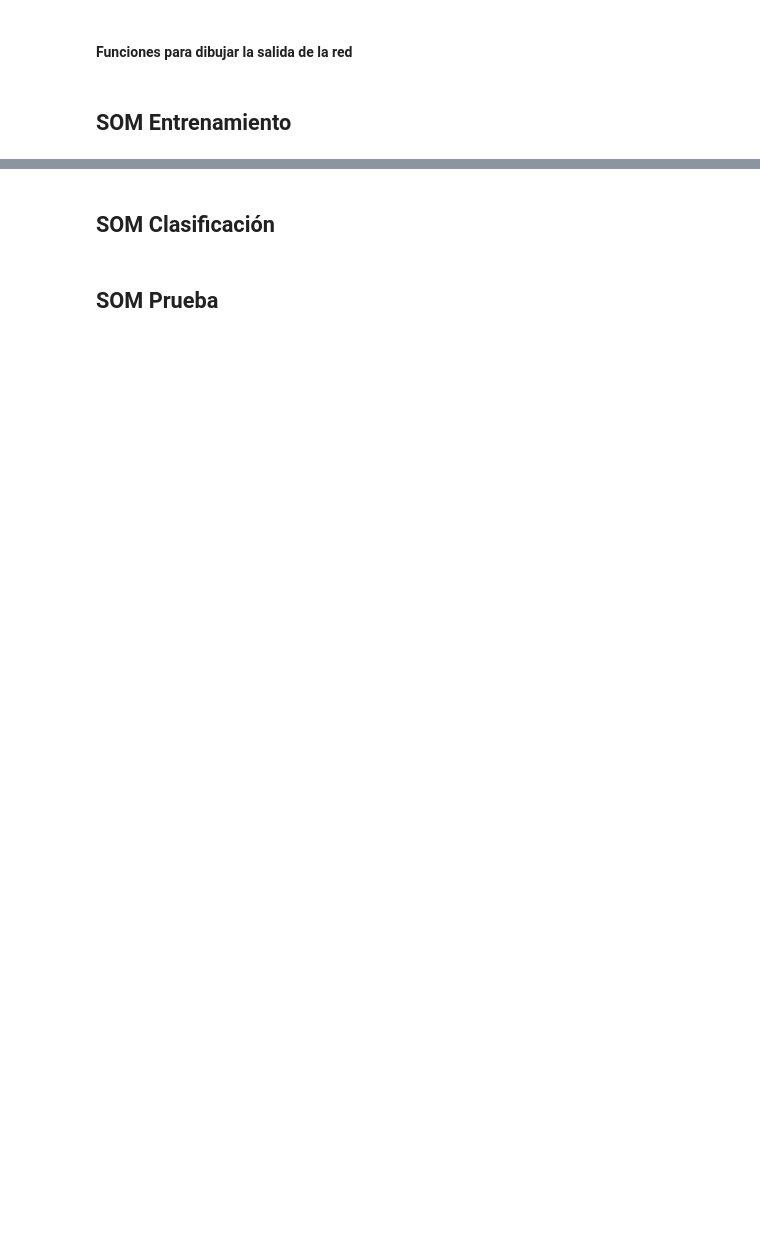
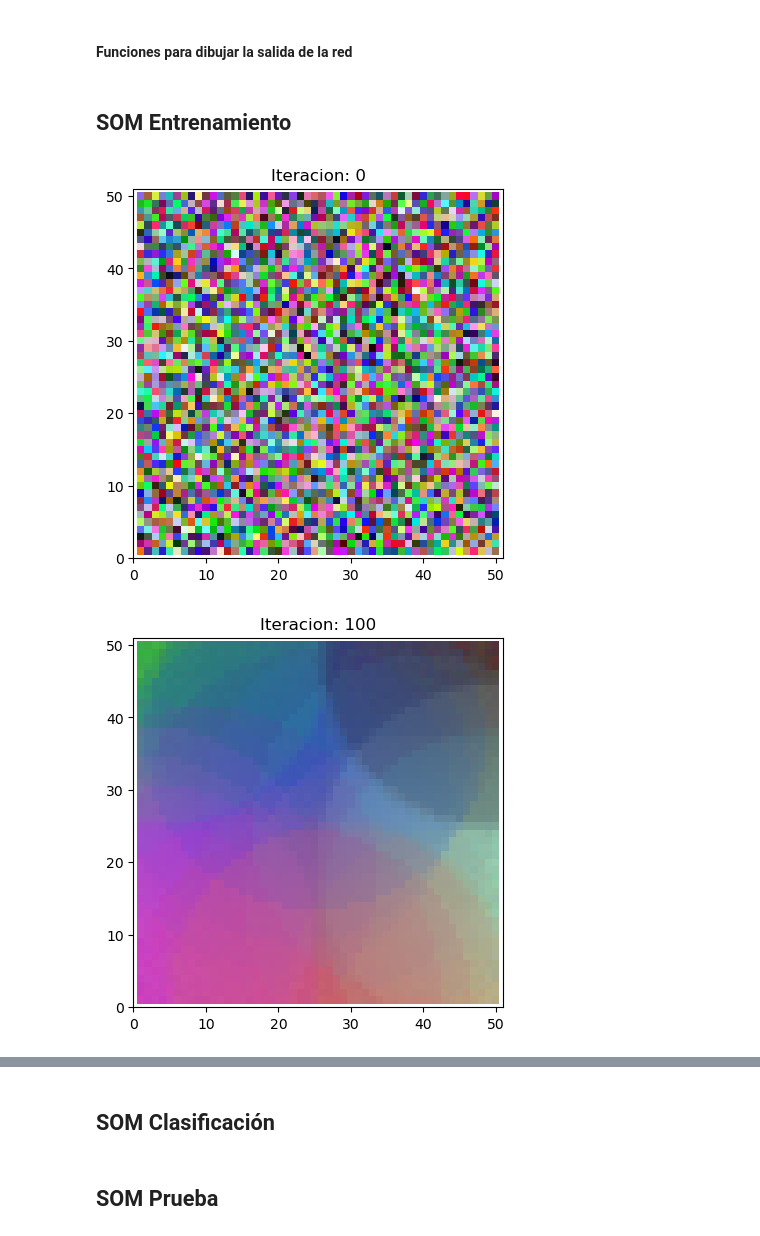
Before and after one commit to Carmoruda/IA_II, a Jupyter notebook: LAB_01/L1P1-SOM_colores.ipynb, the cells around one changed output, grey strips where cells are left out. Drawn from its saved outputs; the diff is of its cells as text; code cells hidden in the pictures; blank space fills up the shorter version.

```diff
--- a/LAB_01/L1P1-SOM_colores.ipynb
+++ b/LAB_01/L1P1-SOM_colores.ipynb
@@ -29,6 +29,8 @@ normalizar_datos = True
 # %% [markdown]
 #### A partir de este punto solo hay cálculos. No se introducen más valores "a mano"
 # %%
+num_datos = 100
+num_entradas = 3
 # Normaliza los datos si fuese necesario dividiendo cada dato por el máximo en la matriz
 if normalizar_datos:
     datos = datos/255
@@ -36,11 +38,7 @@ if normalizar_datos:
 # Establece el numero de entradas del mapa y el número de datos que se van a usar para entrenar.
 # Utiliza una función que obtenga automáticamente los valores a partir del Dataset.
 
-def patron_escogido(datos):
-    valor = np.random.randint(0, 100)
-    patron_elegido = datos[valor]
-    num_entradas = patron_elegido.size
-    return patron_elegido, num_entradas
+
 
 
 # Calcula el vecindario inicial. Debe ser la mitad del lado del mapa de Kohonen
@@ -52,4 +50,3 @@ vecindario = lado_mapa // 2
 # Crea una matriz de pesos con valores random entre 0 y 1. Usa la función random.random de la librería NumPy
 #matriz_pesos = np.random.random((dimensiones de la matriz de pesos))
 matriz_pesos = np.random.random((lado_mapa, lado_mapa, num_entradas))
-print(matriz_pesos[0,0])
@@ -92,8 +82,8 @@ def calcular_bmu(patron_entrada, m_pesos, m):
 
 """
 def variacion_learning_rate(lr_inicial, i, n_iteraciones):
-    learning_rate = lr_inicial * (1 - (i//n_iteraciones))
-    return learning_rate
+    learning_rate_i = lr_inicial * (1 - (i/n_iteraciones))
+    return learning_rate_i
 # %%
 # Función para calcular el descenso del vecindario (v)
 """
@@ -103,8 +93,8 @@ def variacion_learning_rate(lr_inicial, i, n_iteraciones):
 
 """
 def variacion_vecindario(vecindario_inicial, i, n_iteraciones):
-    vecindario_actual = 1 + (vecindario_inicial * (1 - i/n_iteraciones))
-    return vecindario_actual
+    vecindario_i = 1 + (vecindario_inicial * (1 - i/n_iteraciones))
+    return vecindario_i
 # %%
 # Función para calcular el descenso del coeficiente de aprendizaje (eta) en función de la distancia a la BMU
 """
@@ -114,7 +104,7 @@ def variacion_vecindario(vecindario_inicial, i, n_iteraciones):
 
 """
 def decay(distancia_BMU, vecindario_actual):
-    return np.exp(-distancia_BMU / (2* (vecindario_actual**2)))
+    return np.exp(-(distancia_BMU **2)/ (2* (vecindario_actual**2)))
 # %% [markdown]
 #### Funciones para dibujar la salida de la red
 # %%
@@ -141,0 +142,22 @@ def pintar_mapa(matriz_valores):
+# %%
+pintar_mapa(matriz_pesos, "Iteracion: 0")
+# Entrena la red con el dataset de entrenamiento
+for i in range(periodo):
+    #Escogemos un patron (R, G, B) de entre los 100 colores disponibles de forma random
+    patron_elegido = datos[:, np.random.randint(0, num_datos)]
+    #Buscamos y encontramos la BMU y su posicion en la capa de cojones
+    neurona_bmu, bmu_indice = calcular_bmu(patron_elegido, matriz_pesos, num_entradas)
+    learning_rate_actual = variacion_learning_rate(learning_rate, i, periodo)
+    vecindario_actual = variacion_vecindario(vecindario, i, periodo)
+
+    for fila in range(lado_mapa):
+        for columna in range(lado_mapa):
+            distancia_bmu = np.sqrt((fila - bmu_indice[0])**2 + (columna - bmu_indice[1])**2)
+            if distancia_bmu <=vecindario_actual:
+                amortiguacion = decay(distancia_bmu, vecindario_actual)
+                matriz_pesos[fila, columna] += learning_rate_actual * amortiguacion * (patron_elegido - matriz_pesos[fila, columna])
+    if i % 100 == 0 and i != 0:
+        pintar_mapa(matriz_pesos, f"Iteracion: {i}")
+# %% [output]
+[figure, added]
+[figure, added]
```
Also changed, not shown: parts of 7 cells of this notebook.
